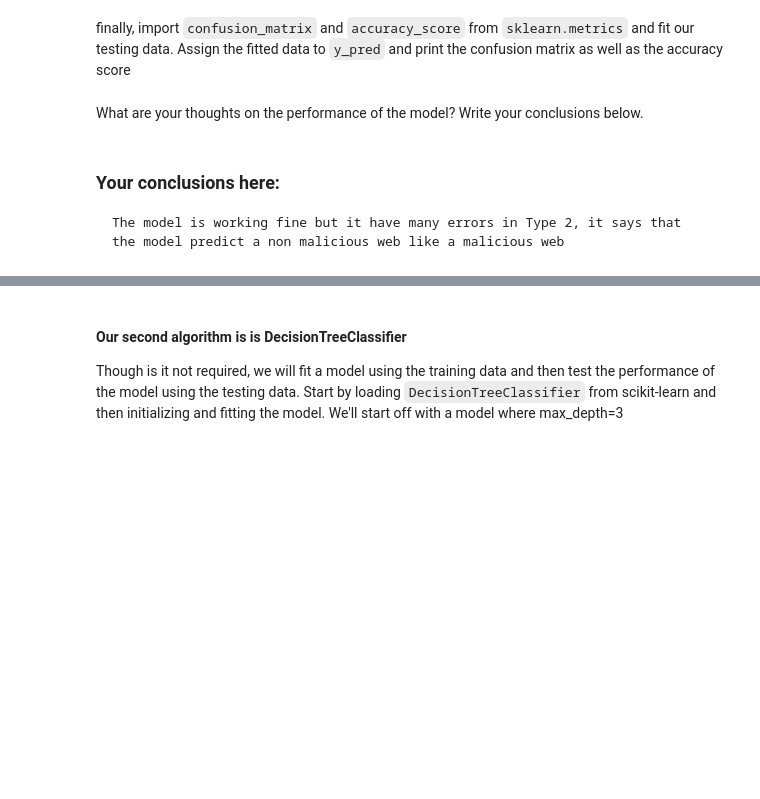
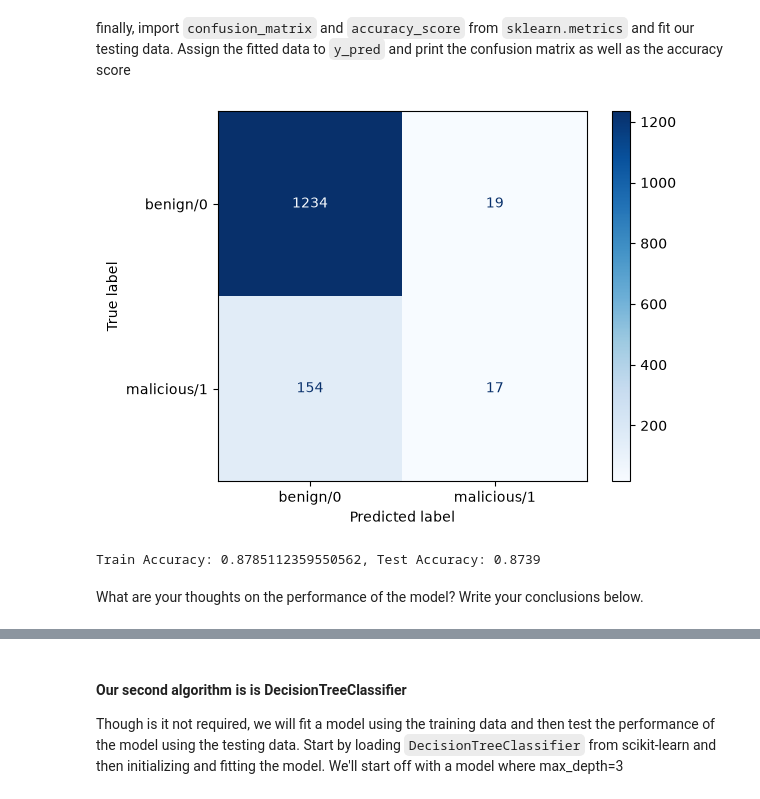
Before and after one commit to p-0rridge/lab-supervised-learning-en, a Jupyter notebook: your-code/main.ipynb, the cells around one changed output, grey strips where cells are left out. Cells and saved outputs as stored; diff of their text form; code cells hidden in the pictures; blank space fills up the shorter version.

```diff
--- a/your-code/main.ipynb
+++ b/your-code/main.ipynb
@@ -575,2 +708,4 @@ OK, all our categorical data are fixed now. **Let's convert them to ordinal data
+# %%
+website_dummy = pd.get_dummies(websites, drop_first =True).fillna(0)
 # %% [markdown]
 Now, inspect `website_dummy` to make sure the data and types are intended - there shouldn't be any categorical columns at this point.
@@ -586,0 +736,7 @@ from sklearn.model_selection import train_test_split
+# %%
+from sklearn.model_selection import train_test_split
+
+y = websites['Type']
+X = website_dummy
+
+X_train, X_test, y_train, y_test = train_test_split(X, y, test_size=0.2, shuffle=True)
@@ -593,2 +762,6 @@ The first model we will use in this lab is logistic regression. We have previous
+# %%
+from sklearn.linear_model import LogisticRegression
+
+model = LogisticRegression()
 # %% [markdown]
 Next, fit the model to our training data. We have already separated our data into 4 parts. Use those in your model.
@@ -596,0 +768,2 @@ Next, fit the model to our training data. We have already separated our data int
+# %%
+model.fit(X_train, y_train)
@@ -600,0 +782,12 @@ finally, import `confusion_matrix` and `accuracy_score` from `sklearn.metrics` a
+# %%
+from sklearn.metrics import confusion_matrix, accuracy_score, ConfusionMatrixDisplay
+
+y_pred_train = model.predict(X_train)
+
+conf_matrix = confusion_matrix(y_train, y_pred_train)
+disp = ConfusionMatrixDisplay(confusion_matrix=conf_matrix, display_labels=['benign/0', 'malicious/1'])
+
+disp.plot(cmap='Blues')
+plt.show()
+# %% [output]
+[figure, added]
@@ -601,5 +796,10 @@ finally, import `confusion_matrix` and `accuracy_score` from `sklearn.metrics` a
+# %%
+#Accuracy
+
+acc_train = accuracy_score(y_train, y_pred_train)
+acc_test = accuracy_score(y_test, y_pred_test)
+print(f"Train Accuracy: {acc_train}, Test Accuracy: {acc_test:.4f}")
+# %% [output]
+Train Accuracy: 0.8785112359550562, Test Accuracy: 0.8739
 # %% [markdown]
 What are your thoughts on the performance of the model? Write your conclusions below.
-# %% [markdown]
-### Your conclusions here:
-    The model is working fine but it have many errors in Type 2, it says that the model predict a non malicious web like a malicious web
```
Also changed, not shown: parts of 43 cells of this notebook.
